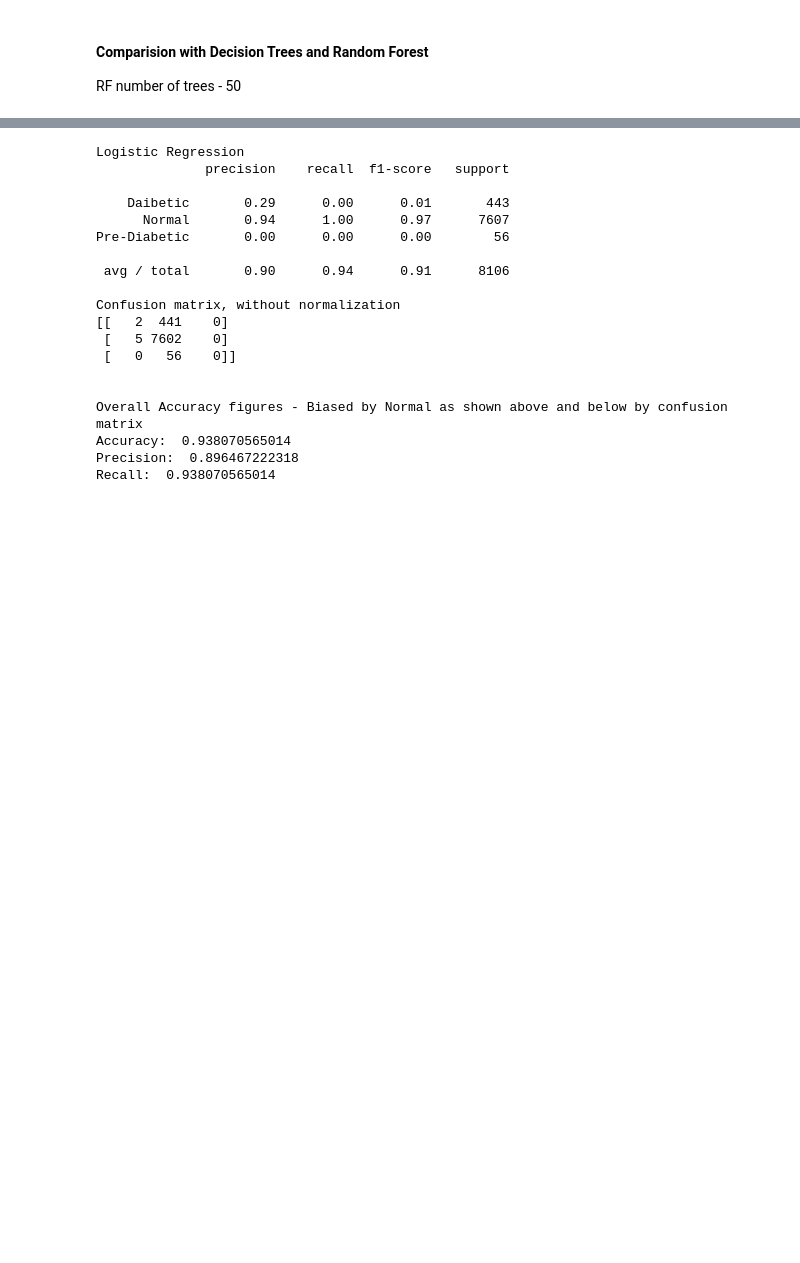
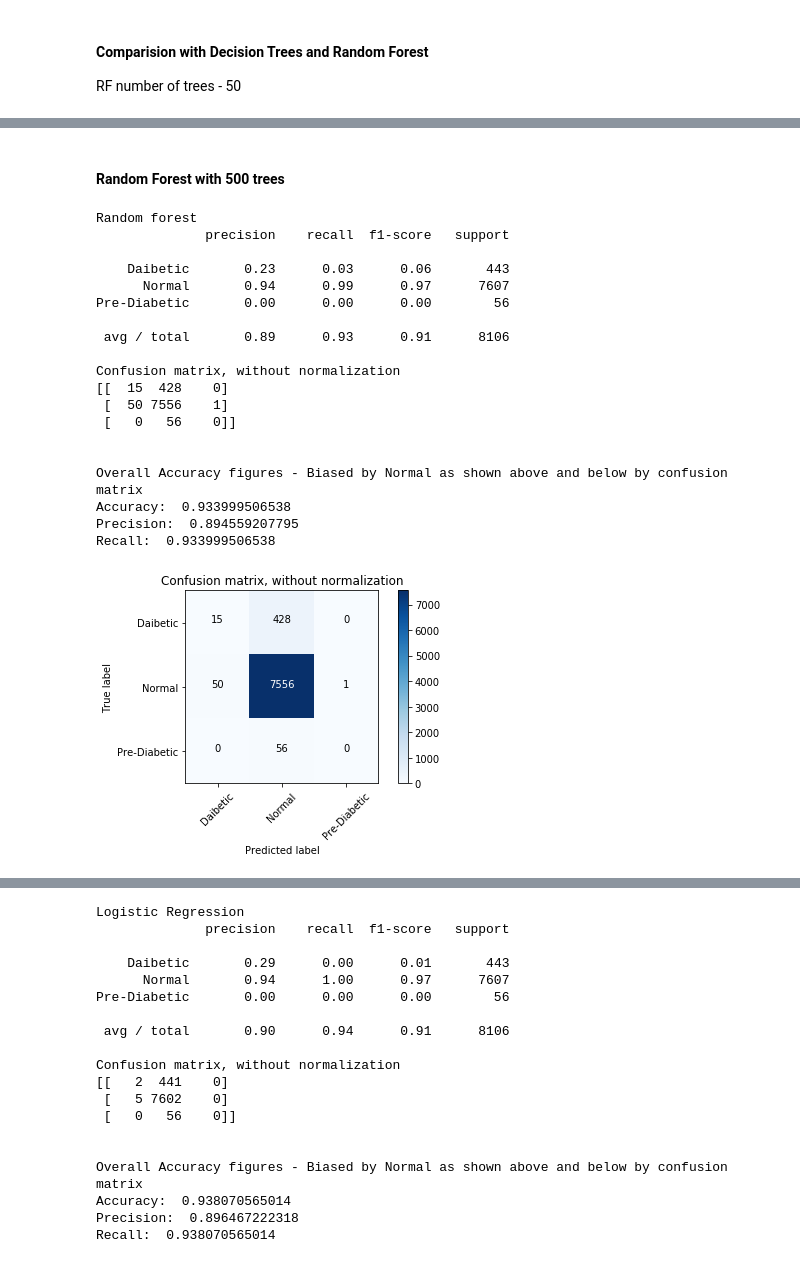
Before and after one commit to somyamohanty/Diabetes, a Jupyter notebook: src/Diabities_Data_Analysis.ipynb, the cells around one changed output, grey strips where cells are left out. Drawn from its saved outputs; the diff is of its cells as text; code cells hidden in the pictures; blank space fills up the shorter version.

```diff
--- a/src/Diabities_Data_Analysis.ipynb
+++ b/src/Diabities_Data_Analysis.ipynb
@@ -270,0 +273,31 @@ Recall:  0.933752775722
+# %% [markdown]
+#### Random Forest with 500 trees
+# %%
+print("Random forest")
+accuracy,precision,recall = random_forest(x_train, x_test, y_train, y_test, 500)
+print "\n"
+print "Overall Accuracy figures - Biased by Normal as shown above and below by confusion matrix"
+print "Accuracy: ", accuracy
+print "Precision: ", precision
+print "Recall: ", recall
+# %% [output]
+Random forest
+              precision    recall  f1-score   support
+
+    Daibetic       0.23      0.03      0.06       443
+      Normal       0.94      0.99      0.97      7607
+Pre-Diabetic       0.00      0.00      0.00        56
+
+ avg / total       0.89      0.93      0.91      8106
+
+Confusion matrix, without normalization
+[[  15  428    0]
+ [  50 7556    1]
+ [   0   56    0]]
+
+
+Overall Accuracy figures - Biased by Normal as shown above and below by confusion matrix
+Accuracy:  0.933999506538
+Precision:  0.894559207795
+Recall:  0.933999506538
+[figure, added]
```
Also changed, not shown: parts of 6 cells of this notebook.
